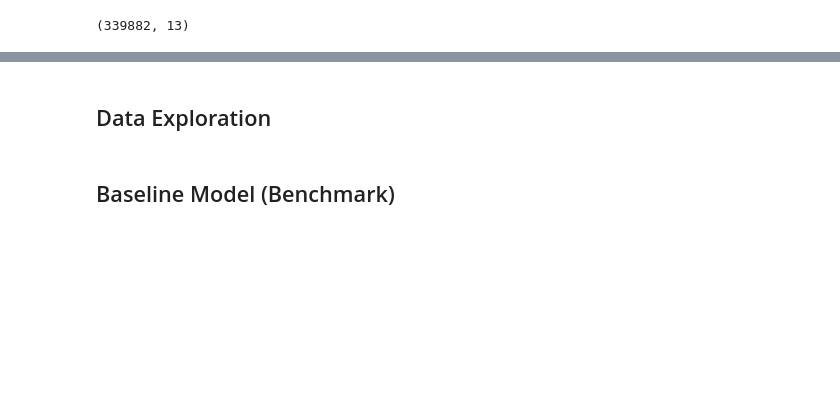
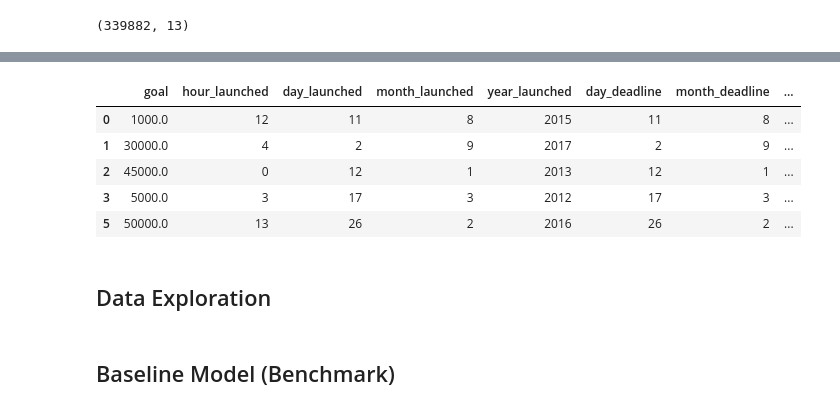
Before and after one commit to DS-kickstarter-success/kickstarter-success, a Jupyter notebook: U4-BW-Template/U4-BW-Template/notebooks/01_Model_Development.ipynb, the cells around one changed output, grey strips where cells are left out. Saved outputs shown, nothing was run; the diff lists cells and outputs as text; code cells hidden in the pictures; blank space fills up the shorter version.

```diff
--- a/U4-BW-Template/U4-BW-Template/notebooks/01_Model_Development.ipynb
+++ b/U4-BW-Template/U4-BW-Template/notebooks/01_Model_Development.ipynb
@@ -94,3 +131,21 @@ df.sample(5)
+# %%
+from sklearn.preprocessing import LabelEncoder
+
+cat_features = ['category', 'currency', 'country', 'main_category']
+encoder = LabelEncoder()
+
+encoded = df[cat_features].apply(encoder.fit_transform)
+encoded.head(10)
+
+df = df[['goal', 'hour_launched', 'day_launched', 'month_launched', 'year_launched','day_deadline', 'month_deadline', 'year_deadline', 'outcome']].join(encoded)
+df.head()
+# %% [output]
+|  | goal | hour_launched | day_launched | month_launched | year_launched | day_deadline | month_deadline | ... |
+| 0 | 1000.0 | 12 | 11 | 8 | 2015 | 11 | 8 | ... |
+| 1 | 30000.0 | 4 | 2 | 9 | 2017 | 2 | 9 | ... |
+| 2 | 45000.0 | 0 | 12 | 1 | 2013 | 12 | 1 | ... |
+| 3 | 5000.0 | 3 | 17 | 3 | 2012 | 17 | 3 | ... |
+| 5 | 50000.0 | 13 | 26 | 2 | 2016 | 26 | 2 | ... |
 # %% [markdown]
 ## Data Exploration
 # %%
```
Also changed, not shown: parts of 13 cells of this notebook, 21 other files.
